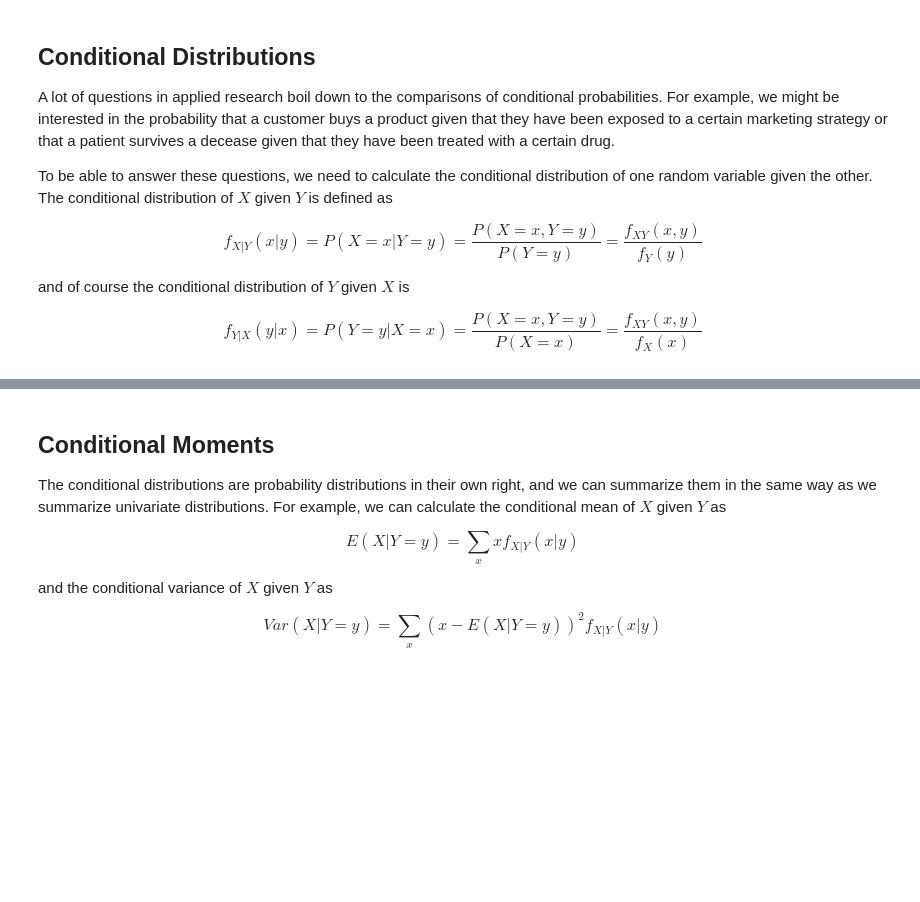
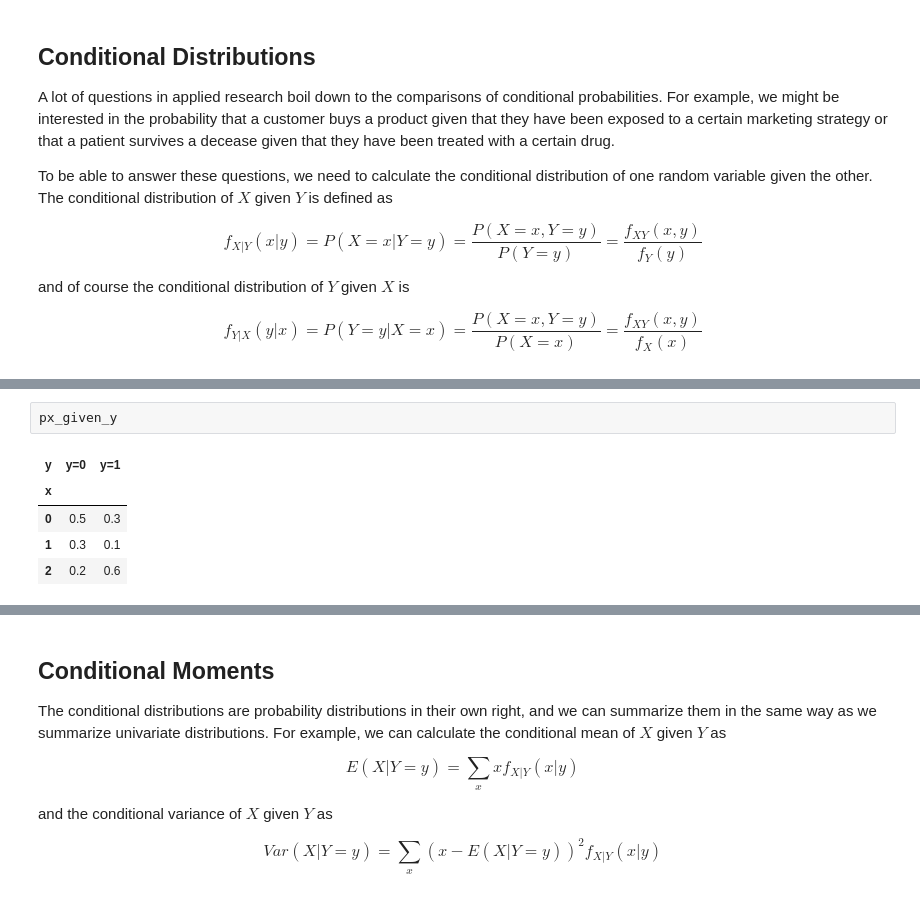
Before and after one commit to febse/stat2025, a Jupyter notebook: 08-Bi-variate-Discrete-Distributions.ipynb, the cells around one changed output, grey strips where cells are left out. Saved outputs shown, nothing was run; the diff lists cells and outputs as text; blank space fills up the shorter version.

```diff
--- a/08-Bi-variate-Discrete-Distributions.ipynb
+++ b/08-Bi-variate-Discrete-Distributions.ipynb
@@ -199,6 +199,14 @@ dtype: float64
 | 0 | 0.5 | 0.3 |
 | 1 | 0.3 | 0.1 |
 | 2 | 0.2 | 0.6 |
+# %%
+px_given_y
+# %% [output]
+| y | y=0 | y=1 |
+| x |  |  |
+| 0 | 0.5 | 0.3 |
+| 1 | 0.3 | 0.1 |
+| 2 | 0.2 | 0.6 |
 # %%
 # Plot the conditional distributions of x given y
 fig, axes = plt.subplots(1, 2, figsize=(12, 5))
```
Also changed, not shown: parts of 12 cells of this notebook.
